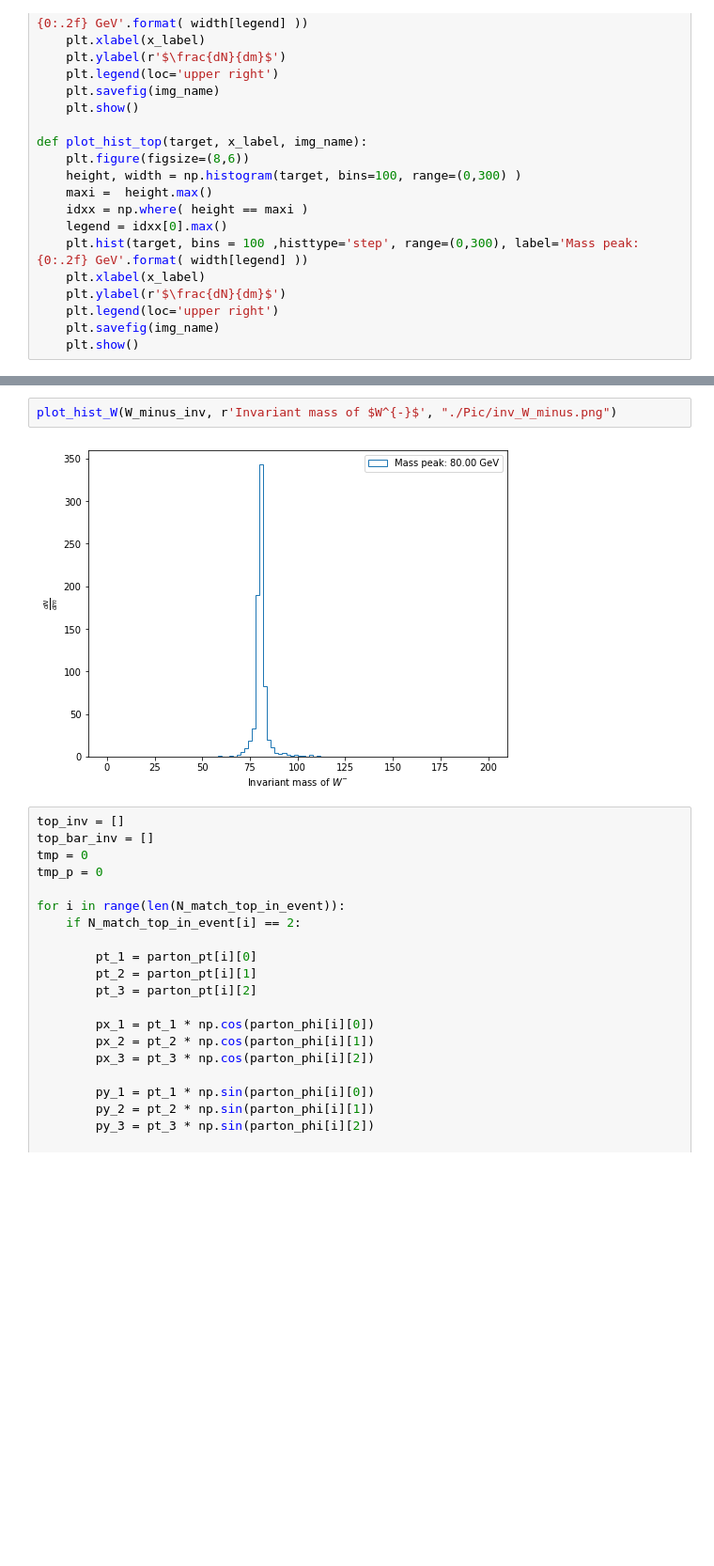
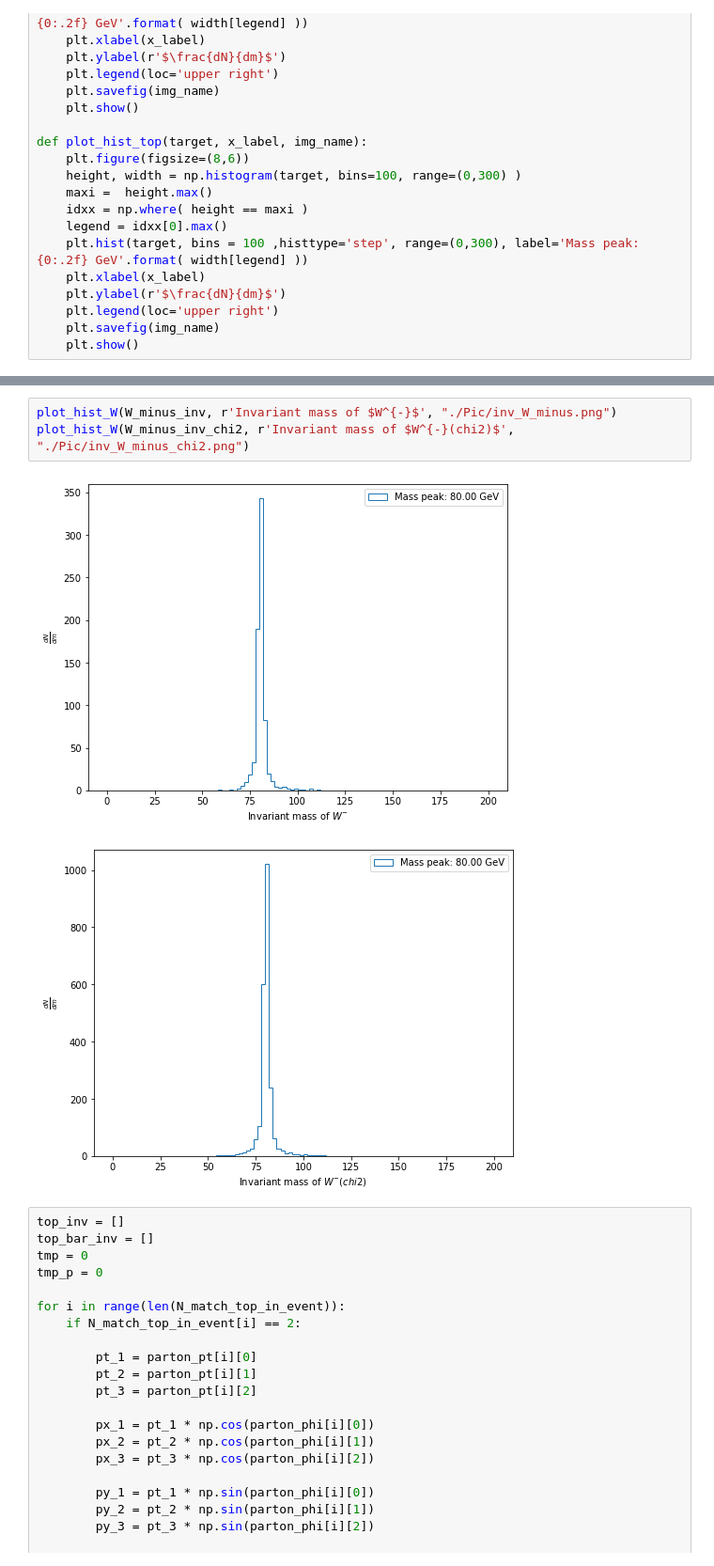
Before and after one commit to mfenton0/HEP-jet-assignment, a Jupyter notebook: analysis_script/demo/hdf5_read_demo_v2.ipynb, the cells around one changed output, grey strips where cells are left out. Shown at 94% size. Drawn from its saved outputs; the diff is of its cells as text; blank space fills up the shorter version.

```diff
--- a/analysis_script/demo/hdf5_read_demo_v2.ipynb
+++ b/analysis_script/demo/hdf5_read_demo_v2.ipynb
@@ -134,7 +201,9 @@ plot_hist_W(W_plus_inv, r'Invariant mass of $W^{+}$', "./Pic/inv_W_plus.png")
 # %%
 plot_hist_W(W_minus_inv, r'Invariant mass of $W^{-}$', "./Pic/inv_W_minus.png")
+plot_hist_W(W_minus_inv_chi2, r'Invariant mass of $W^{-}(chi2)$', "./Pic/inv_W_minus_chi2.png")
 # %% [output]
 [figure]
+[figure, added]
 # %%
 top_inv = []
 top_bar_inv = []
```
Also changed, not shown: parts of 16 cells of this notebook.
